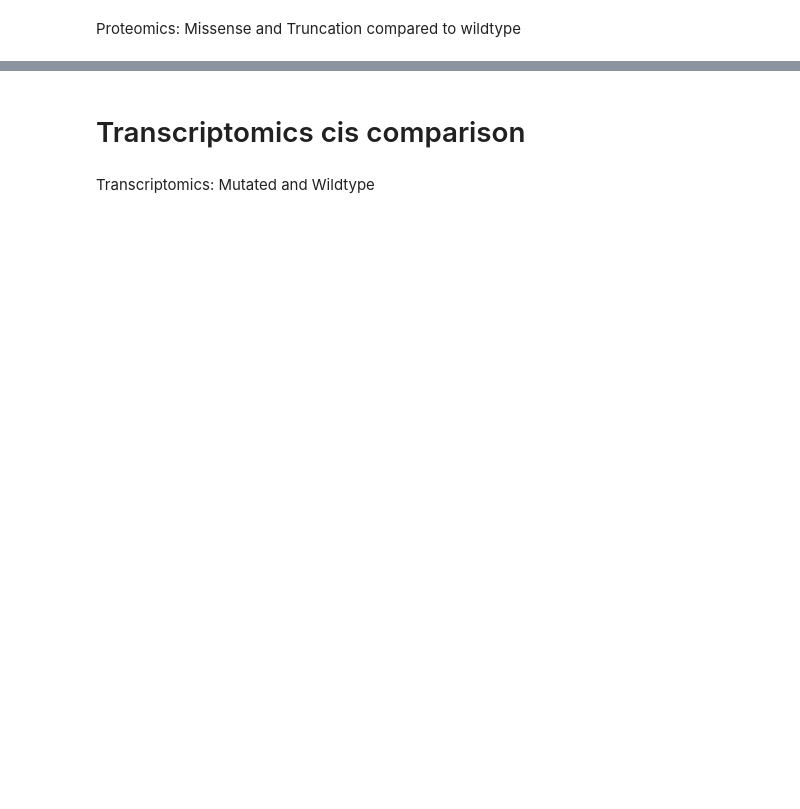
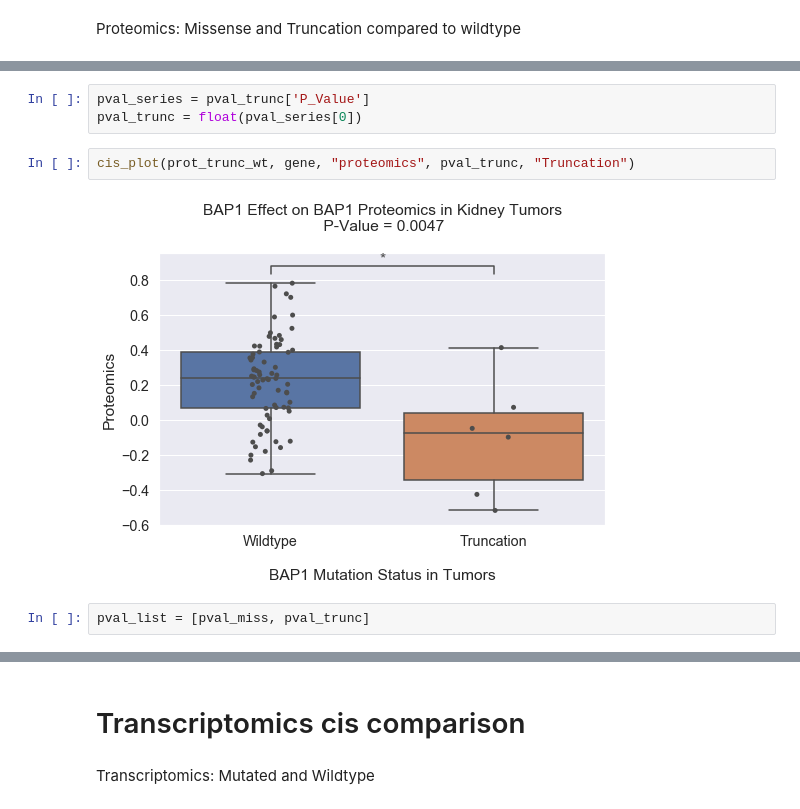
Before and after one commit to PayneLab/WhenMutationsMatter, a Jupyter notebook: Protein Notebooks/Kidney/BAP1_cis_comparison.ipynb, the cells around one changed output, grey strips where cells are left out. Cells and saved outputs as stored; diff of their text form; blank space fills up the shorter version.

```diff
--- a/Protein Notebooks/Kidney/BAP1_cis_comparison.ipynb
+++ b/Protein Notebooks/Kidney/BAP1_cis_comparison.ipynb
@@ -178,0 +182,9 @@ plt.close()
+# %%
+pval_series = pval_trunc['P_Value']
+pval_trunc = float(pval_series[0])
+# %%
+cis_plot(prot_trunc_wt, gene, "proteomics", pval_trunc, "Truncation")
+# %% [output]
+[figure, added]
+# %%
+pval_list = [pval_miss, pval_trunc]
```
Also changed, not shown: parts of 36 cells of this notebook.
